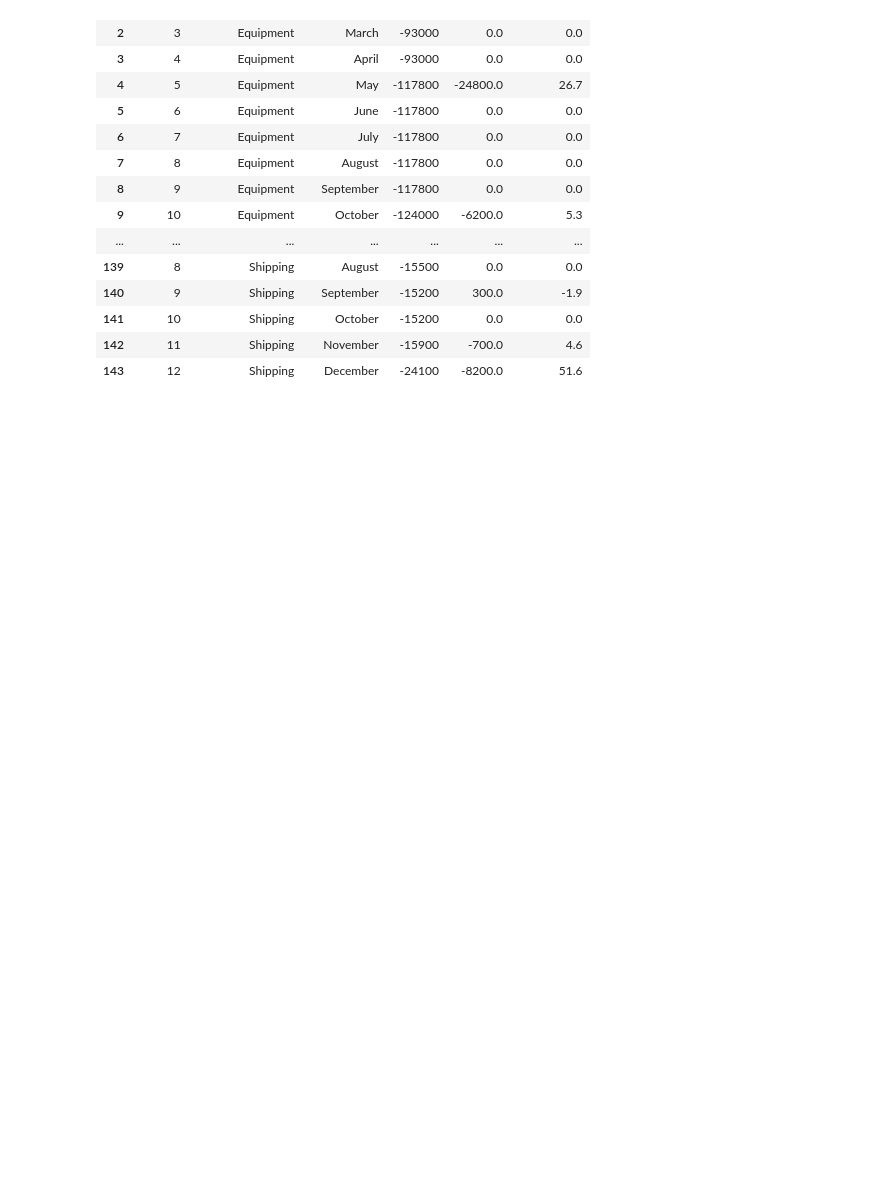
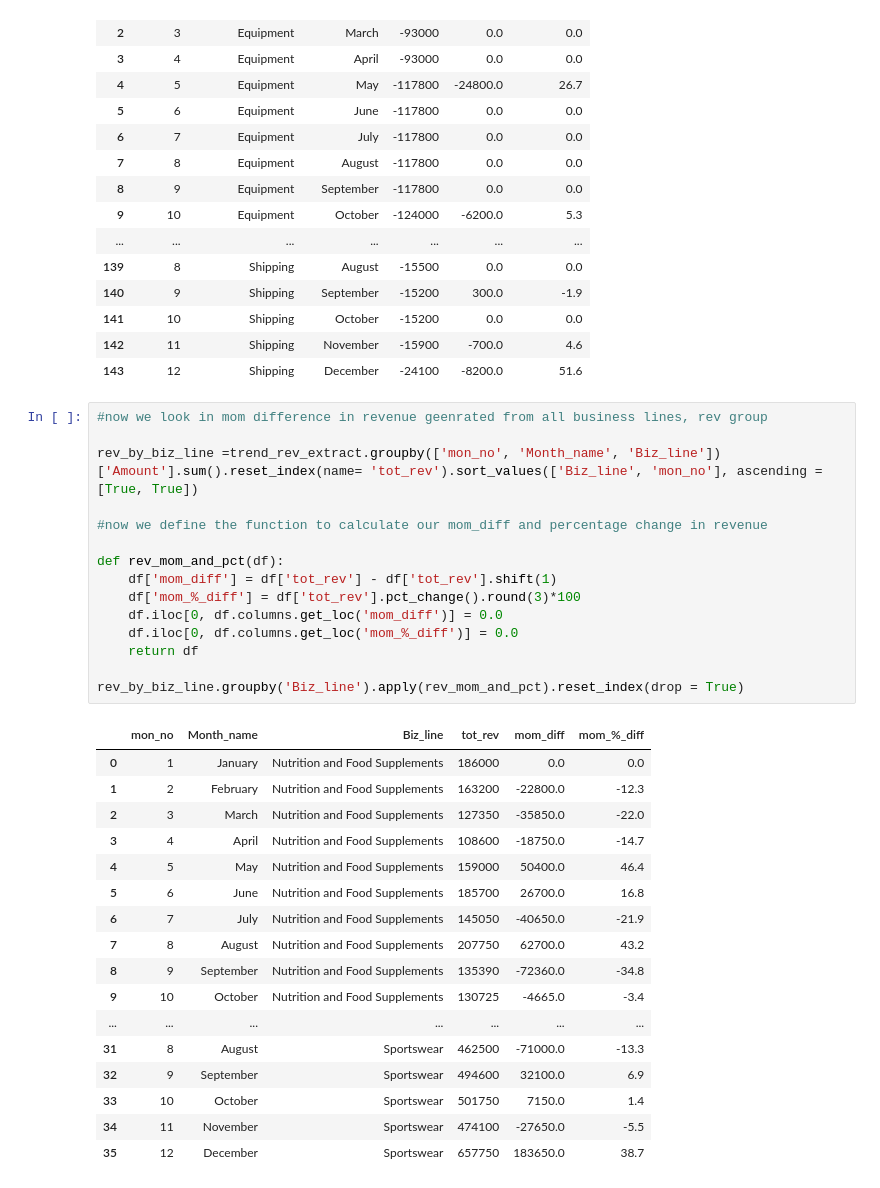
Before and after one commit to djibril968/Python_projects, a Jupyter notebook: Onyx_Financial_Analysis.ipynb, the cells around one changed output. Saved outputs shown, nothing was run; the diff lists cells and outputs as text; blank space fills up the shorter version.

```diff
--- a/Onyx_Financial_Analysis.ipynb
+++ b/Onyx_Financial_Analysis.ipynb
@@ -585,3 +585,36 @@ exp_by_exp_sub_grp.groupby('Expense_subgroup').apply(mom_cal_and_pct).reset_inde
 | 141 | 10 | Shipping | October | -15200 | 0.0 | 0.0 |
 | 142 | 11 | Shipping | November | -15900 | -700.0 | 4.6 |
 | 143 | 12 | Shipping | December | -24100 | -8200.0 | 51.6 |
+# %%
+#now we look in mom difference in revenue geenrated from all business lines, rev group
+
+rev_by_biz_line =trend_rev_extract.groupby(['mon_no', 'Month_name', 'Biz_line'])['Amount'].sum().reset_index(name= 'tot_rev').sort_values(['Biz_line', 'mon_no'], ascending = [True, True])
+
+#now we define the function to calculate our mom_diff and percentage change in revenue
+
+def rev_mom_and_pct(df):
+    df['mom_diff'] = df['tot_rev'] - df['tot_rev'].shift(1)
+    df['mom_%_diff'] = df['tot_rev'].pct_change().round(3)*100
+    df.iloc[0, df.columns.get_loc('mom_diff')] = 0.0
+    df.iloc[0, df.columns.get_loc('mom_%_diff')] = 0.0
+    return df
+
+rev_by_biz_line.groupby('Biz_line').apply(rev_mom_and_pct).reset_index(drop = True)
+# %% [output]
+|  | mon_no | Month_name | Biz_line | tot_rev | mom_diff | mom_%_diff |
+| 0 | 1 | January | Nutrition and Food Supplements | 186000 | 0.0 | 0.0 |
+| 1 | 2 | February | Nutrition and Food Supplements | 163200 | -22800.0 | -12.3 |
+| 2 | 3 | March | Nutrition and Food Supplements | 127350 | -35850.0 | -22.0 |
+| 3 | 4 | April | Nutrition and Food Supplements | 108600 | -18750.0 | -14.7 |
+| 4 | 5 | May | Nutrition and Food Supplements | 159000 | 50400.0 | 46.4 |
+| 5 | 6 | June | Nutrition and Food Supplements | 185700 | 26700.0 | 16.8 |
+| 6 | 7 | July | Nutrition and Food Supplements | 145050 | -40650.0 | -21.9 |
+| 7 | 8 | August | Nutrition and Food Supplements | 207750 | 62700.0 | 43.2 |
+| 8 | 9 | September | Nutrition and Food Supplements | 135390 | -72360.0 | -34.8 |
+| 9 | 10 | October | Nutrition and Food Supplements | 130725 | -4665.0 | -3.4 |
+| ... | ... | ... | ... | ... | ... | ... |
+| 31 | 8 | August | Sportswear | 462500 | -71000.0 | -13.3 |
+| 32 | 9 | September | Sportswear | 494600 | 32100.0 | 6.9 |
+| 33 | 10 | October | Sportswear | 501750 | 7150.0 | 1.4 |
+| 34 | 11 | November | Sportswear | 474100 | -27650.0 | -5.5 |
+| 35 | 12 | December | Sportswear | 657750 | 183650.0 | 38.7 |
```
Also changed, not shown: parts of 2 cells of this notebook.
